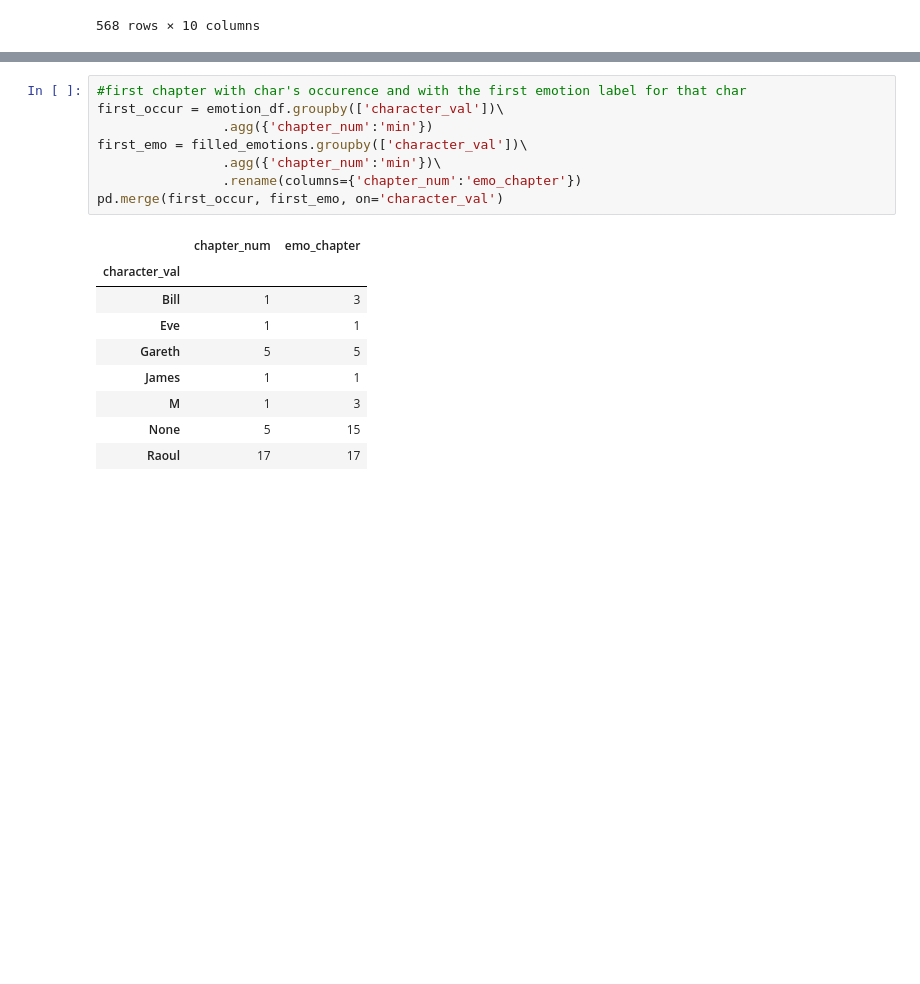
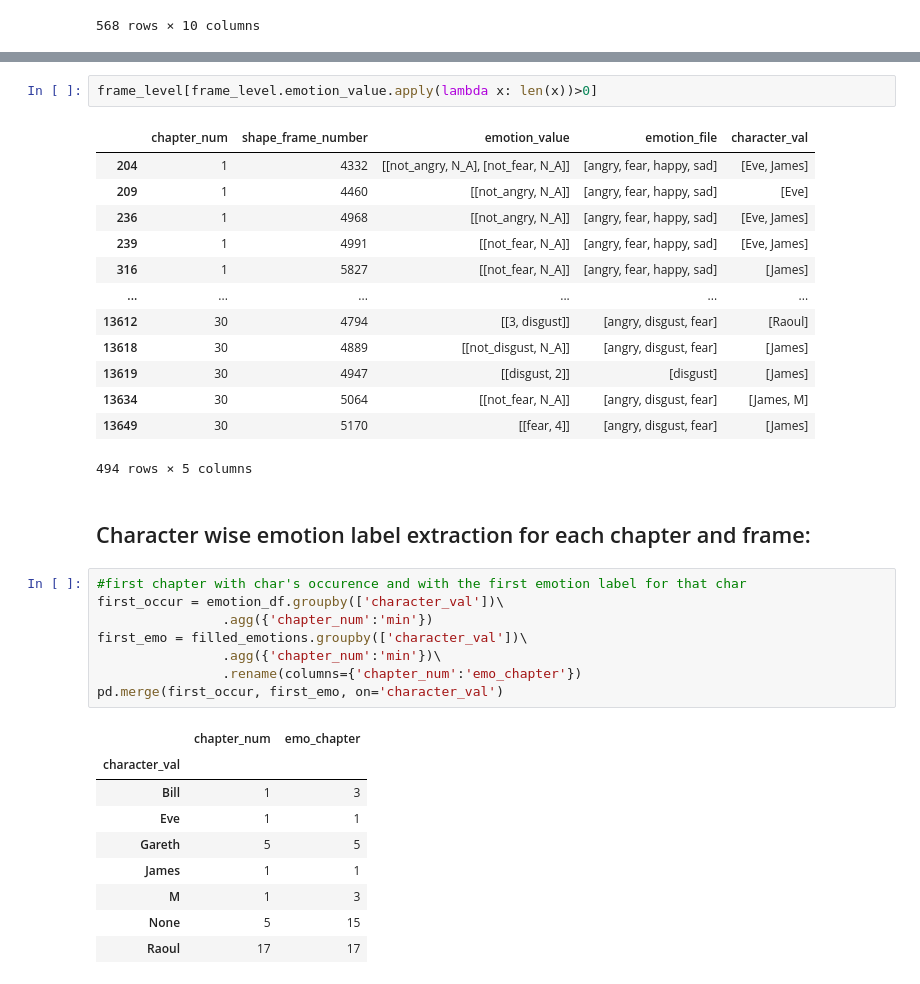
Before and after one commit to SteinwayThor/eeg-features-movies, a Jupyter notebook: EDA_and_Data_Extraction.ipynb, the cells around one changed output, grey strips where cells are left out. Drawn from its saved outputs; the diff is of its cells as text; blank space fills up the shorter version.

```diff
--- a/EDA_and_Data_Extraction.ipynb
+++ b/EDA_and_Data_Extraction.ipynb
@@ -501,3 +522,21 @@ filled_emotions
+# %%
+frame_level[frame_level.emotion_value.apply(lambda x: len(x))>0]
+# %% [output]
+|  | chapter_num | shape_frame_number | emotion_value | emotion_file | character_val |
+| 204 | 1 | 4332 | [[not_angry, N_A], [not_fear, N_A]] | [angry, fear, happy, sad] | [Eve, James] |
+| 209 | 1 | 4460 | [[not_angry, N_A]] | [angry, fear, happy, sad] | [Eve] |
+| 236 | 1 | 4968 | [[not_angry, N_A]] | [angry, fear, happy, sad] | [Eve, James] |
+| 239 | 1 | 4991 | [[not_fear, N_A]] | [angry, fear, happy, sad] | [Eve, James] |
+| 316 | 1 | 5827 | [[not_fear, N_A]] | [angry, fear, happy, sad] | [James] |
+| ... | ... | ... | ... | ... | ... |
+| 13612 | 30 | 4794 | [[3, disgust]] | [angry, disgust, fear] | [Raoul] |
+| 13618 | 30 | 4889 | [[not_disgust, N_A]] | [angry, disgust, fear] | [James] |
+| 13619 | 30 | 4947 | [[disgust, 2]] | [disgust] | [James] |
+| 13634 | 30 | 5064 | [[not_fear, N_A]] | [angry, disgust, fear] | [James, M] |
+| 13649 | 30 | 5170 | [[fear, 4]] | [angry, disgust, fear] | [James] |
+494 rows × 5 columns
+# %% [markdown]
+## Character wise emotion label extraction for each chapter and frame:
 # %%
 #first chapter with char's occurence and with the first emotion label for that char
 first_occur = emotion_df.groupby(['character_val'])\
```
Also changed, not shown: parts of 3 cells of this notebook.
